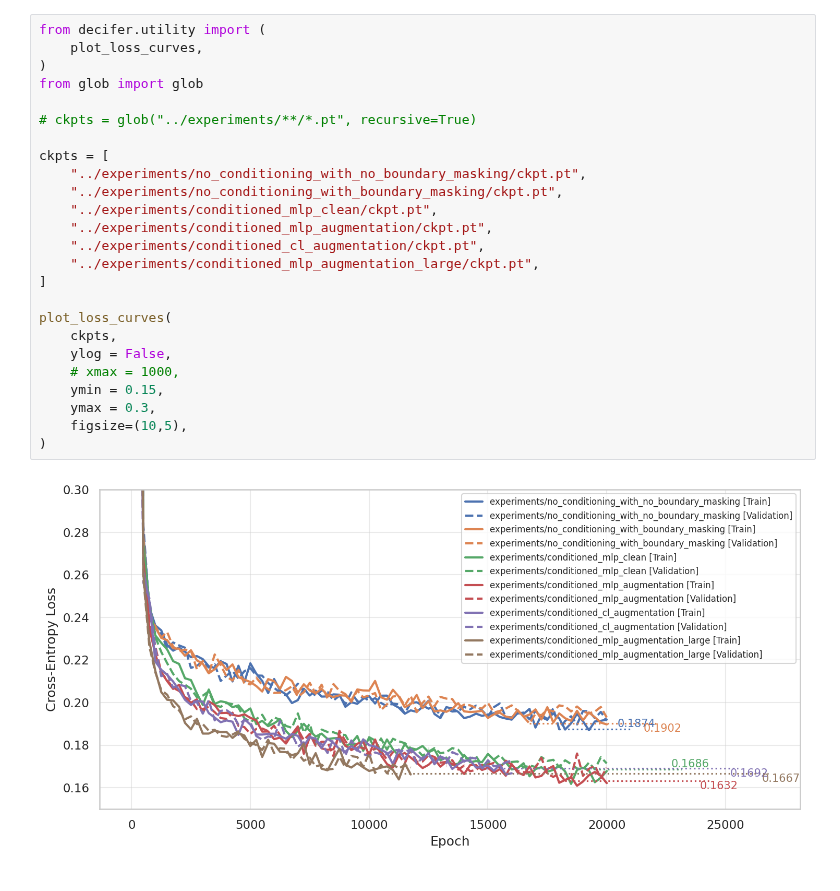
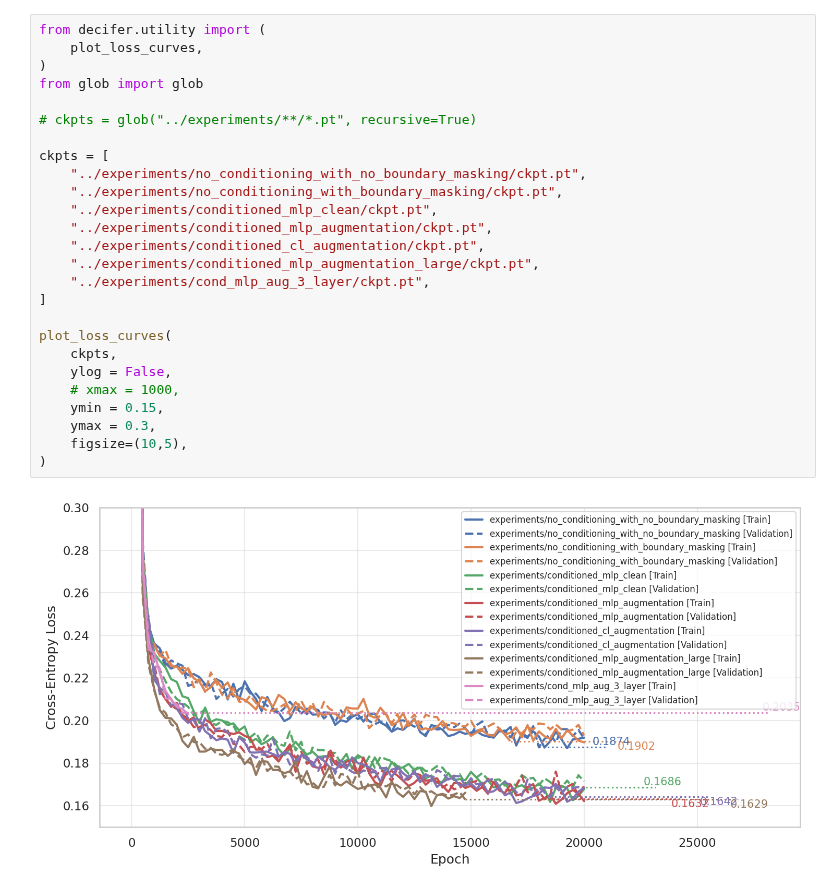
Before and after one commit to zhaohan-alan/decifier, a Jupyter notebook: notebooks/CE-Loss.ipynb, the cells around one changed output. Cells and saved outputs as stored; diff of their text form.

```diff
--- a/notebooks/CE-Loss.ipynb
+++ b/notebooks/CE-Loss.ipynb
@@ -1,27 +1,28 @@
 # %%
 from decifer.utility import (
     plot_loss_curves,
 )
 from glob import glob
 
 # ckpts = glob("../experiments/**/*.pt", recursive=True)
 
 ckpts = [
     "../experiments/no_conditioning_with_no_boundary_masking/ckpt.pt",
     "../experiments/no_conditioning_with_boundary_masking/ckpt.pt",
     "../experiments/conditioned_mlp_clean/ckpt.pt",
     "../experiments/conditioned_mlp_augmentation/ckpt.pt",
     "../experiments/conditioned_cl_augmentation/ckpt.pt",
     "../experiments/conditioned_mlp_augmentation_large/ckpt.pt",
+    "../experiments/cond_mlp_aug_3_layer/ckpt.pt",
 ]
 
 plot_loss_curves(
     ckpts,
     ylog = False,
     # xmax = 1000,
     ymin = 0.15,
     ymax = 0.3,
     figsize=(10,5),
 )
 # %% [output]
-[figure, old version]
+[figure, new version]
```
